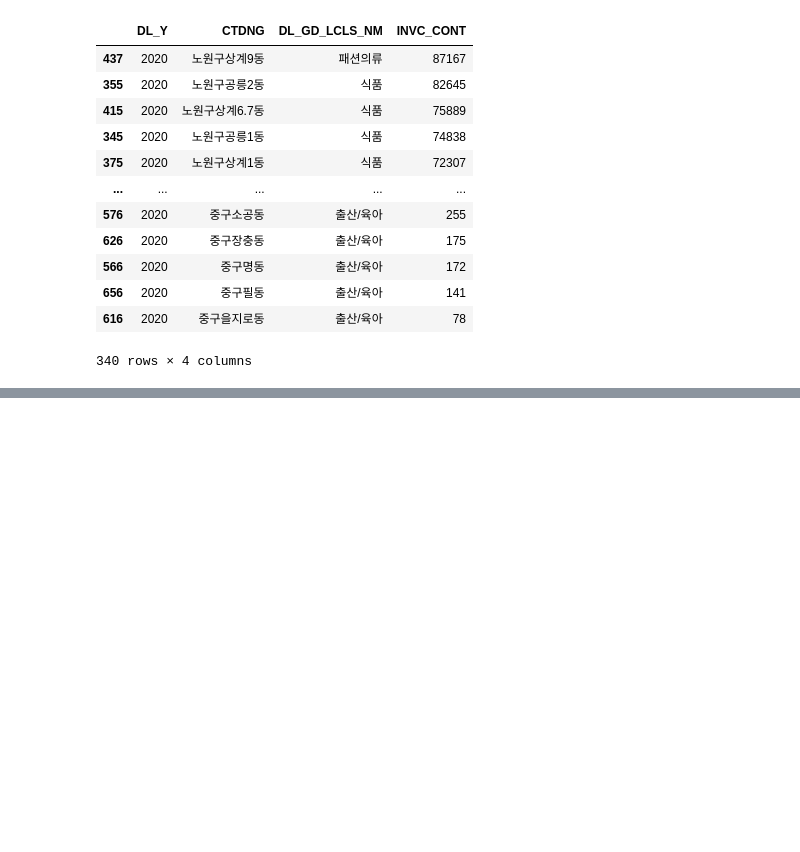
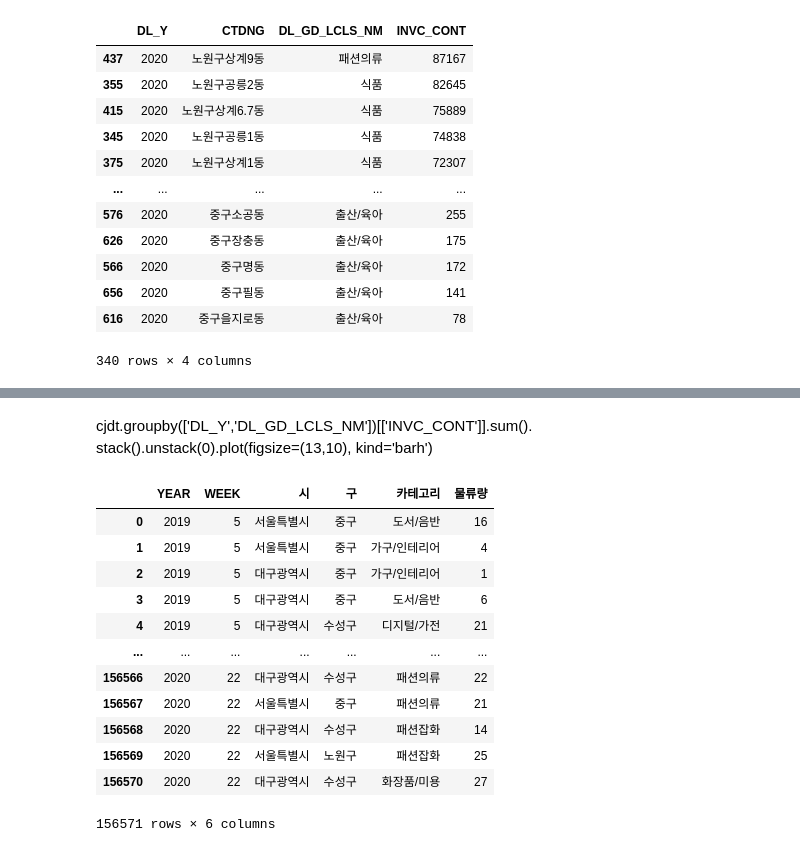
Before and after one commit to leechungpa/mcube, a Jupyter notebook: code/eda/5_cj_01.ipynb, the cells around one changed output, grey strips where cells are left out. Saved outputs shown, nothing was run; the diff lists cells and outputs as text; code cells hidden in the pictures; blank space fills up the shorter version.

```diff
--- a/code/eda/5_cj_01.ipynb
+++ b/code/eda/5_cj_01.ipynb
@@ -539,0 +558,22 @@ dt03[dt03['DL_Y']=='2020'].sort_values(by='INVC_CONT', ascending=False)
+# %% [markdown]
+cjdt.groupby(['DL_Y','DL_GD_LCLS_NM'])[['INVC_CONT']].sum(). \
+stack().unstack(0).plot(figsize=(13,10), kind='barh')
+# %%
+cjdt['DL_W'] = cjdt.DL_YMD.dt.weekofyear
+summary = cjdt[['DL_Y','DL_W','CTPV_NM','CTGG_NM','DL_GD_LCLS_NM','INVC_CONT']]
+summary.columns=['YEAR','WEEK','시','구','카테고리','물류량']
+summary
+# %% [output]
+|  | YEAR | WEEK | 시 | 구 | 카테고리 | 물류량 |
+| 0 | 2019 | 5 | 서울특별시 | 중구 | 도서/음반 | 16 |
+| 1 | 2019 | 5 | 서울특별시 | 중구 | 가구/인테리어 | 4 |
+| 2 | 2019 | 5 | 대구광역시 | 중구 | 가구/인테리어 | 1 |
+| 3 | 2019 | 5 | 대구광역시 | 중구 | 도서/음반 | 6 |
+| 4 | 2019 | 5 | 대구광역시 | 수성구 | 디지털/가전 | 21 |
+| ... | ... | ... | ... | ... | ... | ... |
+| 156566 | 2020 | 22 | 대구광역시 | 수성구 | 패션의류 | 22 |
+| 156567 | 2020 | 22 | 서울특별시 | 중구 | 패션의류 | 21 |
+| 156568 | 2020 | 22 | 대구광역시 | 수성구 | 패션잡화 | 14 |
+| 156569 | 2020 | 22 | 서울특별시 | 노원구 | 패션잡화 | 25 |
+| 156570 | 2020 | 22 | 대구광역시 | 수성구 | 화장품/미용 | 27 |
+156571 rows × 6 columns
```
Also changed, not shown: parts of 5 cells of this notebook, 2 other files.
